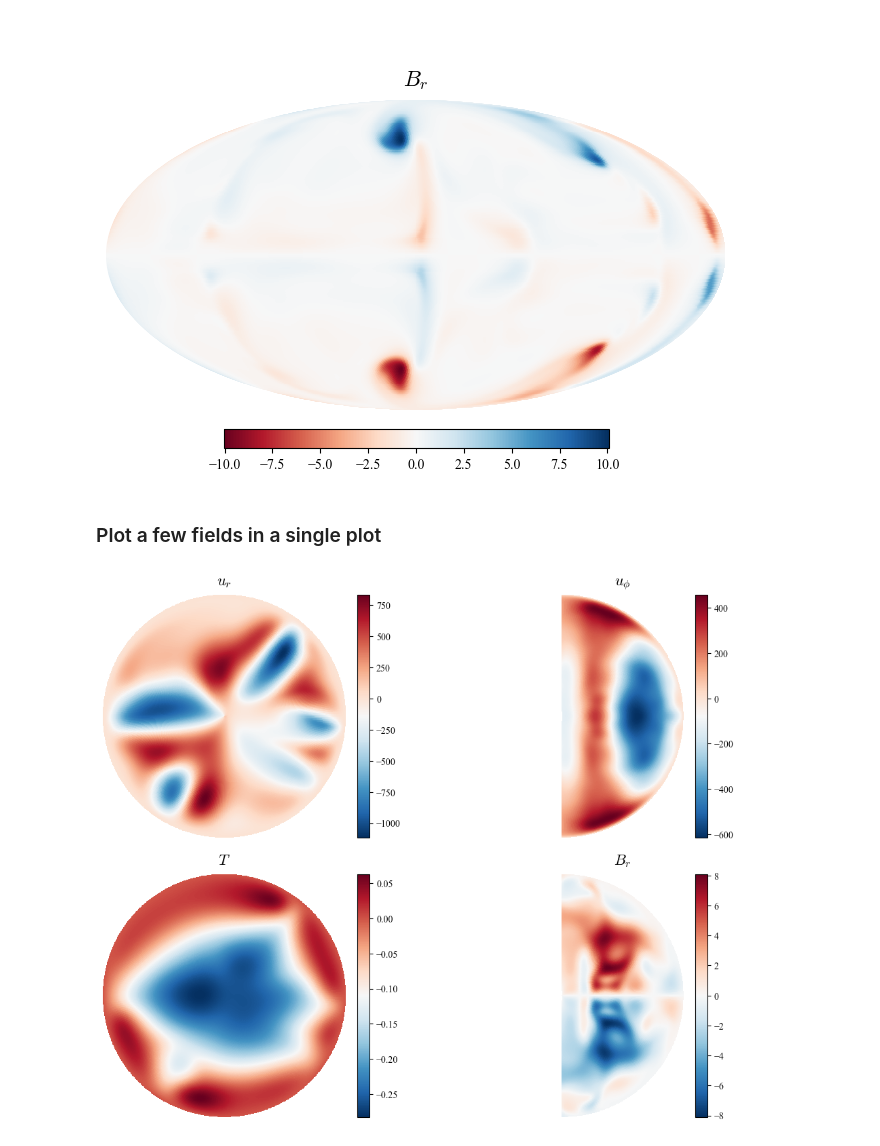
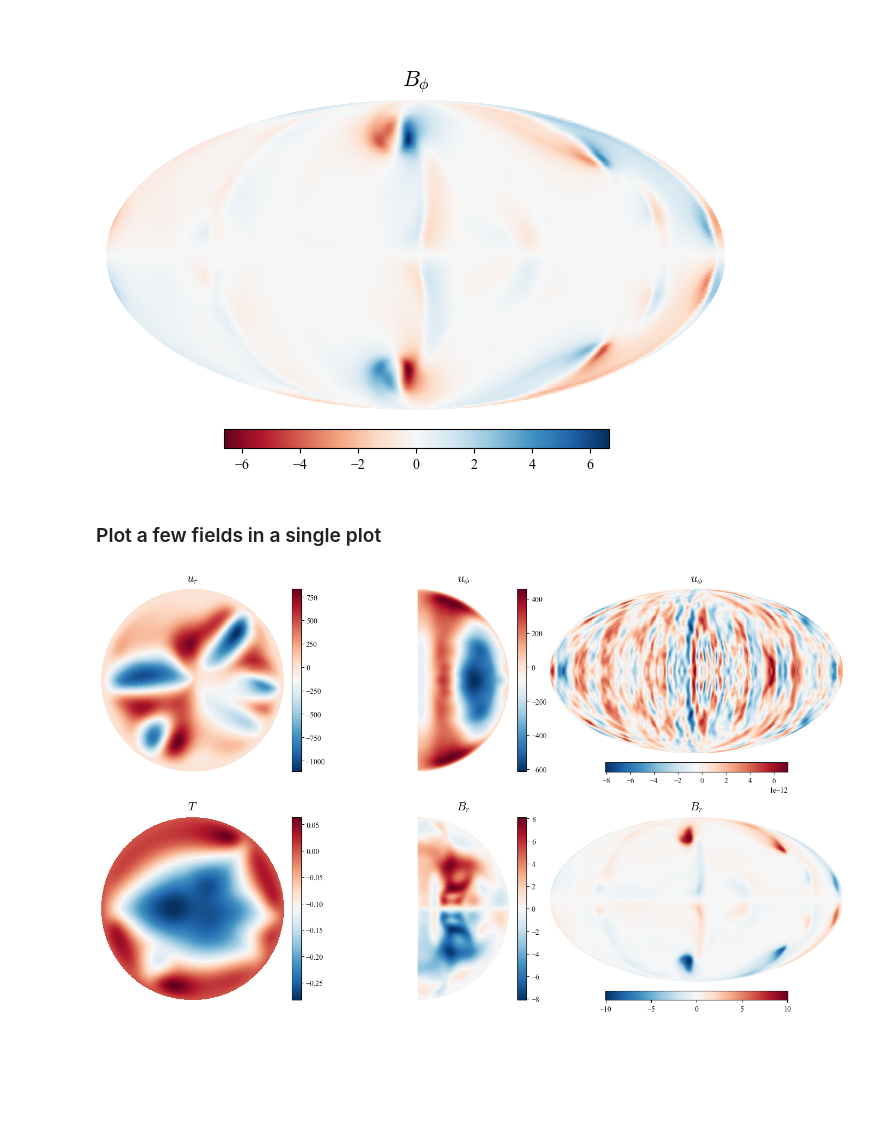
Before and after one commit to lhyuanmhd/quicc_dynavis, a Jupyter notebook: examples/demo.ipynb, the cells around one changed output. Saved outputs shown, nothing was run; the diff lists cells and outputs as text; code cells hidden in the pictures; blank space fills up the shorter version.

```diff
--- a/examples/demo.ipynb
+++ b/examples/demo.ipynb
@@ -54,29 +54,33 @@ fields_snapshot.plot_meridional(data,'T',cmap='gist_heat',savefig = save_dir)
 # %% [markdown]
 ###
 # %%
-fields_snapshot.plot_cmb(data,'B_r',cmap='RdBu',savefig = save_dir)
+fields_snapshot.plot_cmb(data,'B_phi',cmap='RdBu',savefig = save_dir)
 # %% [output]
-[figure, old version]
+[figure, new version]
 # %% [markdown]
 ### Plot a few fields in a single plot
 # %%
-fig = plt.figure(figsize=(12, 10))
-gs = fig.add_gridspec(2, 2, wspace=0.15, hspace=0.15)
+fig = plt.figure(figsize=(18, 10))
 
-# equatorial slice
-ax0 = fig.add_subplot(gs[0,0])
-ax1 = fig.add_subplot(gs[0,1])
-ax2 = fig.add_subplot(gs[1,0])
-ax3 = fig.add_subplot(gs[1,1])
+gs = fig.add_gridspec(2, 3, width_ratios=[1, 1, 1.45], wspace=0.1, hspace=0.25 )
+ax00 = fig.add_subplot(gs[0,0])
+ax01 = fig.add_subplot(gs[0,1])
+ax02 = fig.add_subplot(gs[0,2], projection="mollweide")
+ax10 = fig.add_subplot(gs[1,0])
+ax11 = fig.add_subplot(gs[1,1])
+ax12 = fig.add_subplot(gs[1,2], projection="mollweide")
 
+for ax in [ax02, ax12]:
+    ax.set_aspect("auto")
 
-fields_snapshot.plot_equatorial(data, "u_r", ax=ax0)
-fields_snapshot.plot_meridional(data, "u_phi",  ax=ax1)
-fields_snapshot.plot_equatorial(data, "T", ax=ax2)
-fields_snapshot.plot_meridional(data, "B_r", ax=ax3)
+fields_snapshot.plot_equatorial(data, "u_r", ax=ax00)
+fields_snapshot.plot_meridional(data, "u_phi",  ax=ax01)
+fields_snapshot.plot_cmb(data, "u_phi",  ax=ax02)
 
-
+fields_snapshot.plot_equatorial(data, "T", ax=ax10)
+fields_snapshot.plot_meridional(data, "B_r", ax=ax11)
+fields_snapshot.plot_cmb(data, "B_r", ax=ax12)
 plt.show()
 fig.savefig(save_dir+'/few_fields.png', dpi=180)
 # %% [output]
-[figure, old version]
+[figure, new version]
```
Also changed, not shown: parts of 2 cells of this notebook, 5 other files.
